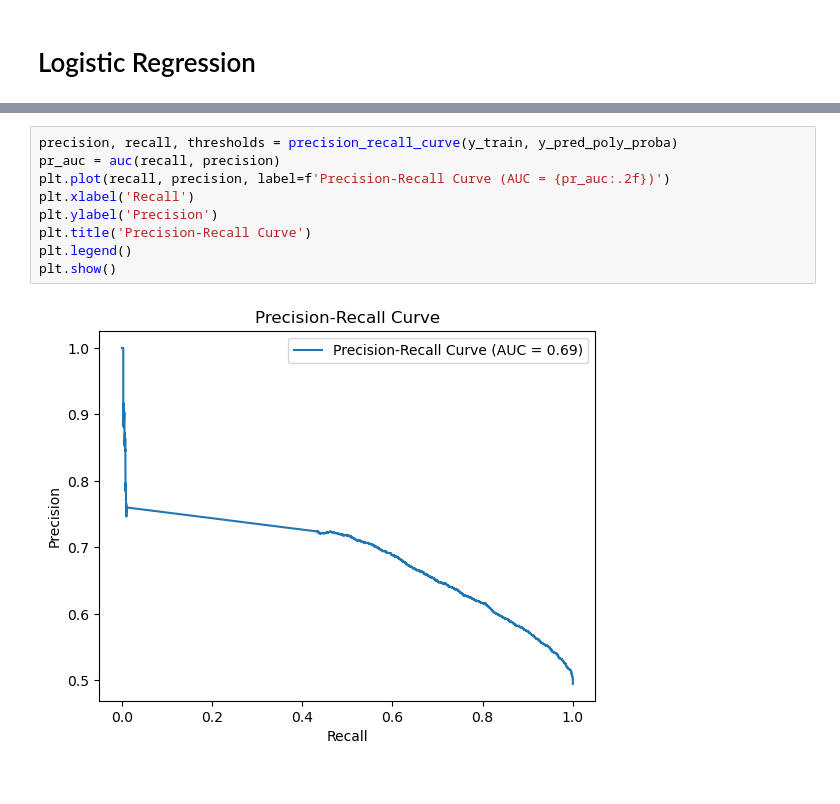
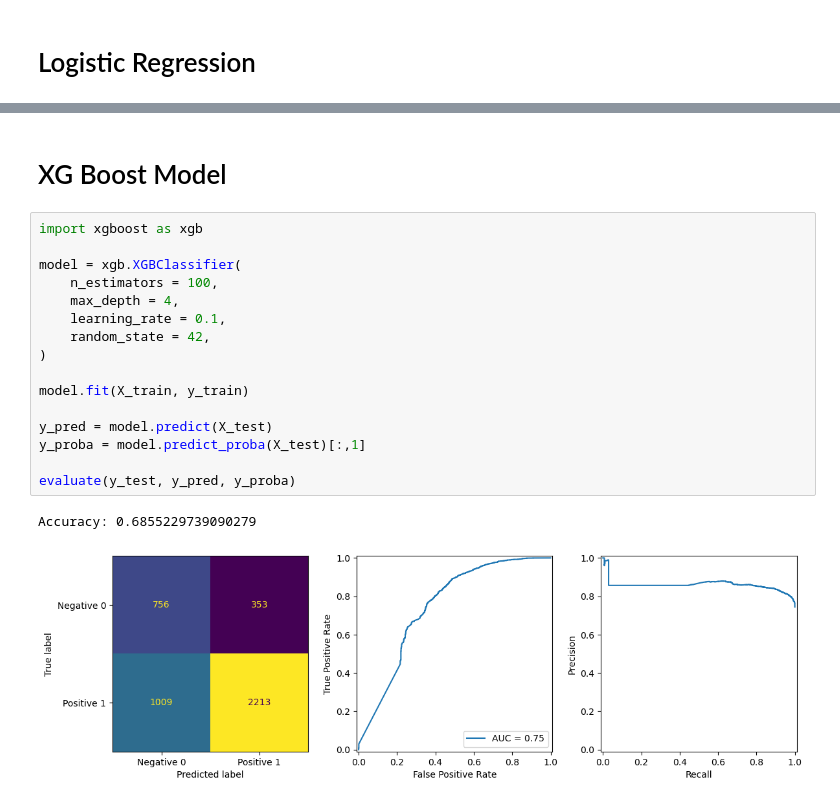
Before and after one commit to Joebrook-123/Online-Retail-Customer-Churn, a Jupyter notebook: Data EDA.ipynb, the cells around one changed output, grey strips where cells are left out. Drawn from its saved outputs; the diff is of its cells as text.

```diff
--- a/Data EDA.ipynb
+++ b/Data EDA.ipynb
@@ -372,11 +346,21 @@ snapshot_returns_value: 0.059878717518201556
-# %%
-precision, recall, thresholds = precision_recall_curve(y_train, y_pred_poly_proba)
-pr_auc = auc(recall, precision)
-plt.plot(recall, precision, label=f'Precision-Recall Curve (AUC = {pr_auc:.2f})')
-plt.xlabel('Recall')
-plt.ylabel('Precision')
-plt.title('Precision-Recall Curve')
-plt.legend()
-plt.show()
-# %% [output]
-[figure, removed]
+# %% [markdown]
+# XG Boost Model
+# %%
+import xgboost as xgb
+
+model = xgb.XGBClassifier(
+    n_estimators = 100,
+    max_depth = 4,
+    learning_rate = 0.1,
+    random_state = 42,
+)
+
+model.fit(X_train, y_train)
+
+y_pred = model.predict(X_test)
+y_proba = model.predict_proba(X_test)[:,1]
+
+evaluate(y_test, y_pred, y_proba)
+# %% [output]
+Accuracy: 0.6855229739090279
+[figure, added]
```
Also changed, not shown: parts of 3 cells of this notebook.
